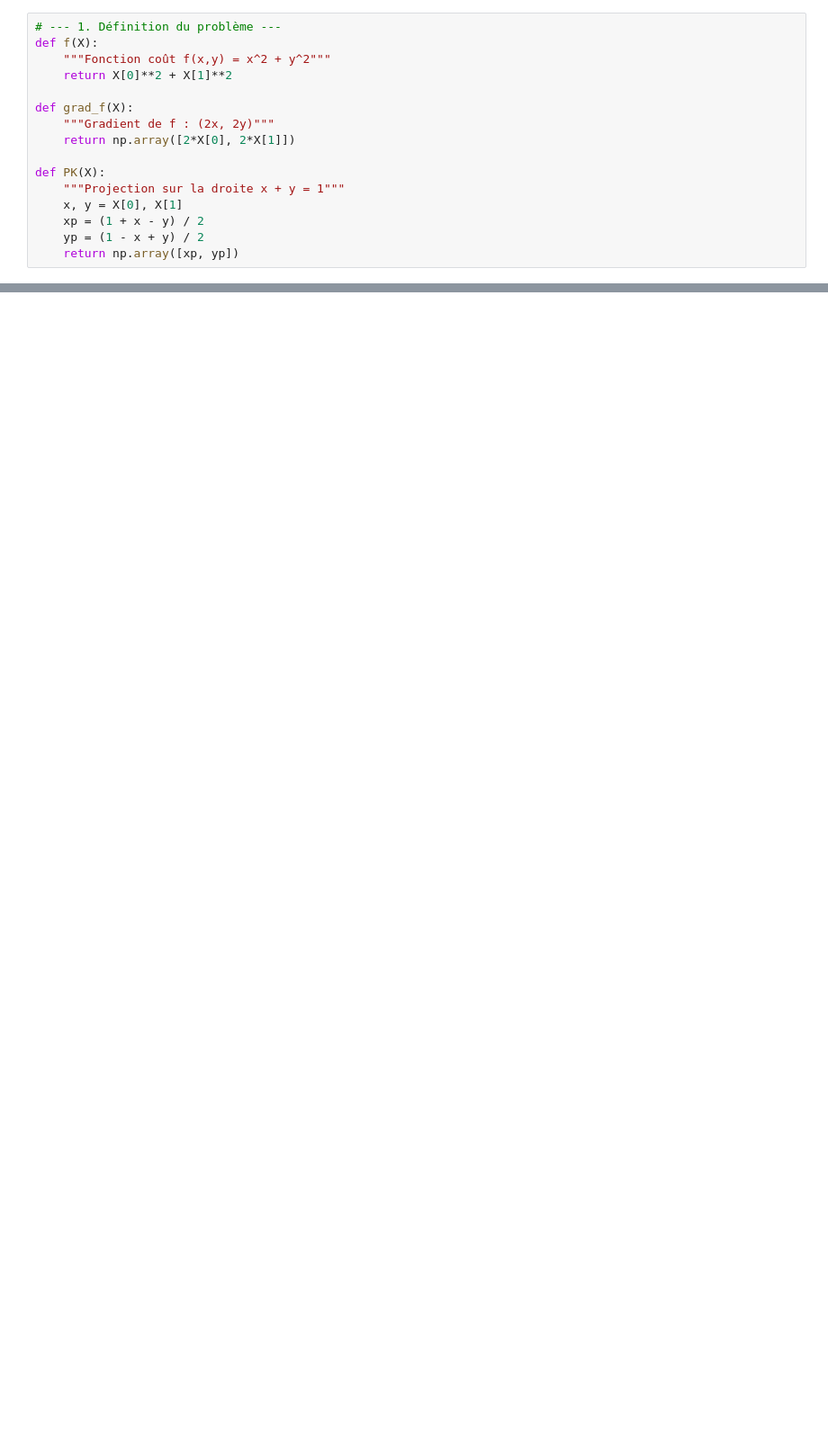
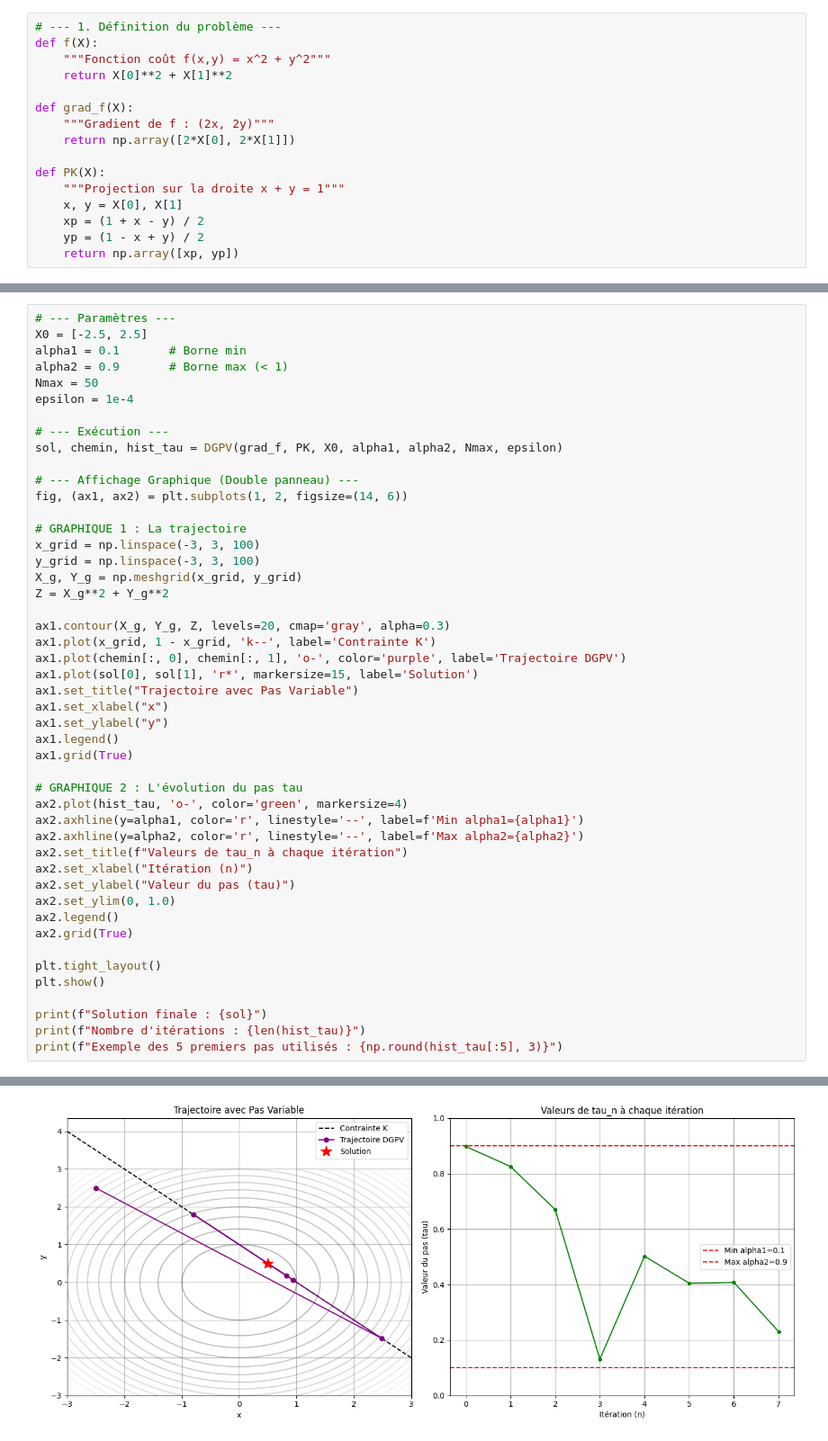
Before and after one commit to AbdeslemHMN/Optimisation-diff-rentiable-sous-contraintes, a Jupyter notebook: TP1_Méthode de gradient projecté/app.ipynb, the cells around one changed output, grey strips where cells are left out. Shown at 90% size. Saved outputs shown, nothing was run; the diff lists cells and outputs as text; blank space fills up the shorter version.

Commit message:
DGPF et DGPV

```diff
--- a/TP1_Méthode de gradient projecté/app.ipynb
+++ b/TP1_Méthode de gradient projecté/app.ipynb
@@ -138,0 +586,48 @@ Point de départ [-2.0, 2.0] -> Solution trouvée : [0.49999488 0.50000512], f(s
+# %%
+# --- Paramètres ---
+X0 = [-2.5, 2.5]
+alpha1 = 0.1       # Borne min
+alpha2 = 0.9       # Borne max (< 1)
+Nmax = 50
+epsilon = 1e-4
+
+# --- Exécution ---
+sol, chemin, hist_tau = DGPV(grad_f, PK, X0, alpha1, alpha2, Nmax, epsilon)
+
+# --- Affichage Graphique (Double panneau) ---
+fig, (ax1, ax2) = plt.subplots(1, 2, figsize=(14, 6))
+
+# GRAPHIQUE 1 : La trajectoire
+x_grid = np.linspace(-3, 3, 100)
+y_grid = np.linspace(-3, 3, 100)
+X_g, Y_g = np.meshgrid(x_grid, y_grid)
+Z = X_g**2 + Y_g**2
+
+ax1.contour(X_g, Y_g, Z, levels=20, cmap='gray', alpha=0.3)
+ax1.plot(x_grid, 1 - x_grid, 'k--', label='Contrainte K')
+ax1.plot(chemin[:, 0], chemin[:, 1], 'o-', color='purple', label='Trajectoire DGPV')
+ax1.plot(sol[0], sol[1], 'r*', markersize=15, label='Solution')
+ax1.set_title("Trajectoire avec Pas Variable")
+ax1.set_xlabel("x")
+ax1.set_ylabel("y")
+ax1.legend()
+ax1.grid(True)
+
+# GRAPHIQUE 2 : L'évolution du pas tau
+ax2.plot(hist_tau, 'o-', color='green', markersize=4)
+ax2.axhline(y=alpha1, color='r', linestyle='--', label=f'Min alpha1={alpha1}')
+ax2.axhline(y=alpha2, color='r', linestyle='--', label=f'Max alpha2={alpha2}')
+ax2.set_title(f"Valeurs de tau_n à chaque itération")
+ax2.set_xlabel("Itération (n)")
+ax2.set_ylabel("Valeur du pas (tau)")
+ax2.set_ylim(0, 1.0)
+ax2.legend()
+ax2.grid(True)
+
+plt.tight_layout()
+plt.show()
+
+print(f"Solution finale : {sol}")
+print(f"Nombre d'itérations : {len(hist_tau)}")
+print(f"Exemple des 5 premiers pas utilisés : {np.round(hist_tau[:5], 3)}")
+# %% [output]
@@ -138,0 +636 @@ Point de départ [-2.0, 2.0] -> Solution trouvée : [0.49999488 0.50000512], f(s
+[figure, added]
```
Also changed, not shown: parts of 14 cells of this notebook.
